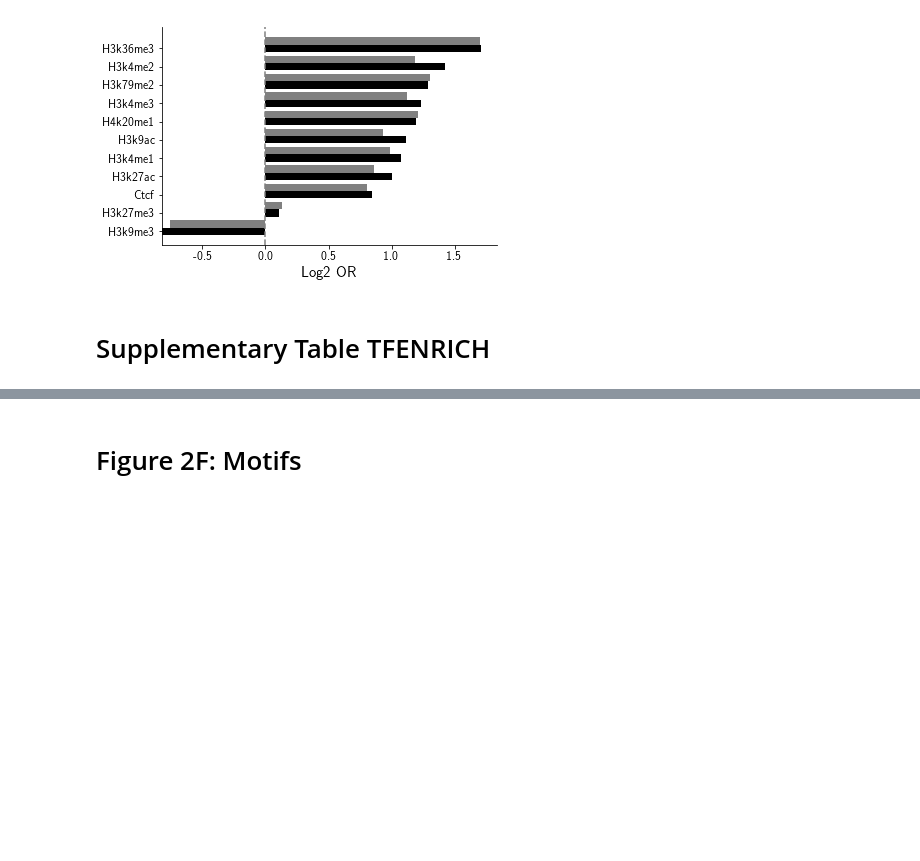
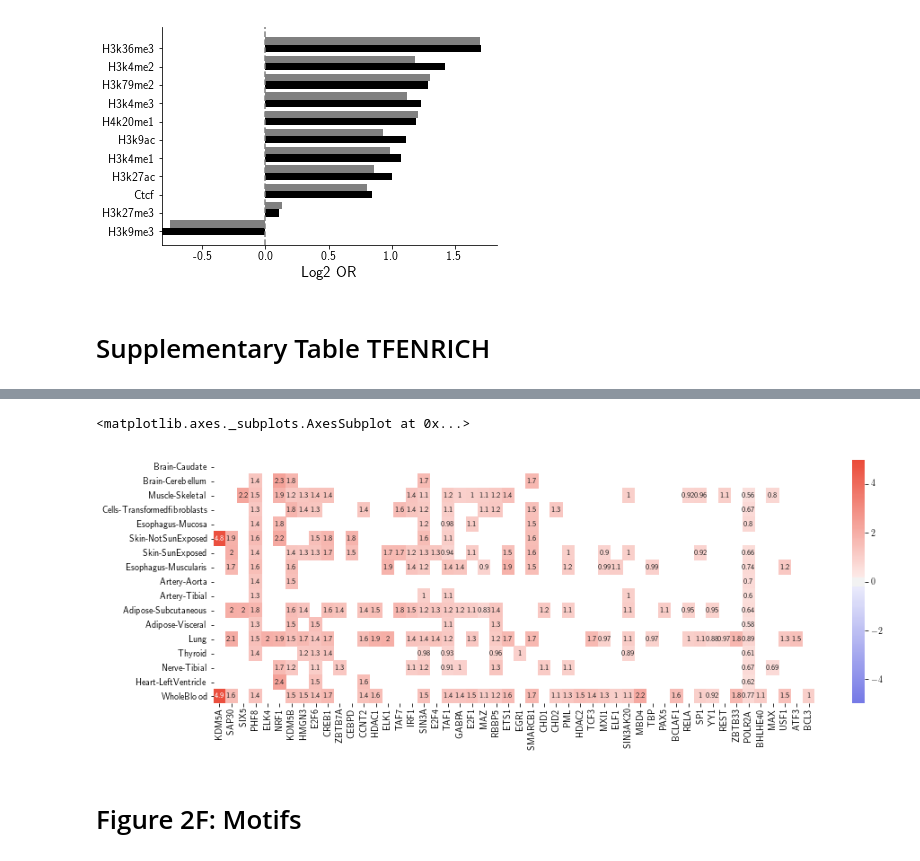
Before and after one commit to gymreklab/gtex-estrs-paper, a Jupyter notebook: Figures/eSTR-GTEx-Figure2.ipynb, the cells around one changed output, grey strips where cells are left out. Drawn from its saved outputs; the diff is of its cells as text; code cells hidden in the pictures; blank space fills up the shorter version.

Commit message:
adding tissue specific tfs

```diff
--- a/Figures/eSTR-GTEx-Figure2.ipynb
+++ b/Figures/eSTR-GTEx-Figure2.ipynb
@@ -394,0 +399,15 @@ OutputEnrichmentTable(tf_enrich, os.path.join(RESULTSDIR, "SuppTable_TFEnrich.cs
+# %%
+# Tissue specific TF results
+all_tfs = list(tf_enrich["annot"])
+
+tf_enrich_all = {}
+for t in TISSUES:
+    print(t)
+    tdata = master[t].copy()
+    tdata["str.start"] = tdata["str.start"]+1
+    tdata = pd.merge(tdata, ref_tf, on=["chrom","str.start"])
+    tdata["is.estr"] = (tdata["best.str"]==1) & (tdata["qvalue"]<=MINQ)
+    tf_enrich_all[t] = GetEnrichments(tdata[["chrom","str.start"]+all_tfs].drop_duplicates(), \
+                                      tdata[tdata["is.estr"]].copy(), \
+                                      tdata[tdata["is.estr"] & (tdata["caviar.score"]<=MIN_CAUSAL_SCORE)].copy(),
+                                    all_tfs, annot_col=False)
@@ -395,3 +486,18 @@ OutputEnrichmentTable(tf_enrich, os.path.join(RESULTSDIR, "SuppTable_TFEnrich.cs
+# %%
+tf_odds_df = pd.DataFrame(tf_odds_matrix)
+tf_odds_df.columns = ALLTISSUES
+tf_odds_df.index = all_tfs
+tf_odds_df = tf_odds_df[tf_odds_df.apply(sum, 1)>0]
+fig = plt.figure()
+fig.set_size_inches((15, 5))
+ax = fig.add_subplot(111)
+cmap = sns.diverging_palette(265, 15, s=80, l=55, n=9, as_cmap=True)
+
+sns.heatmap(tf_odds_df.transpose(), ax=ax, annot=True, annot_kws={"size": 8}, \
+            xticklabels=list(tf_odds_df.index), cmap=cmap, vmin=-5, vmax=5)
+# %% [output]
+<matplotlib.axes._subplots.AxesSubplot at 0x...>
+[figure, added]
 # %% [markdown]
 # Figure 2F: Motifs
 # %%
```
Also changed, not shown: parts of 8 cells of this notebook, 1 other file.
